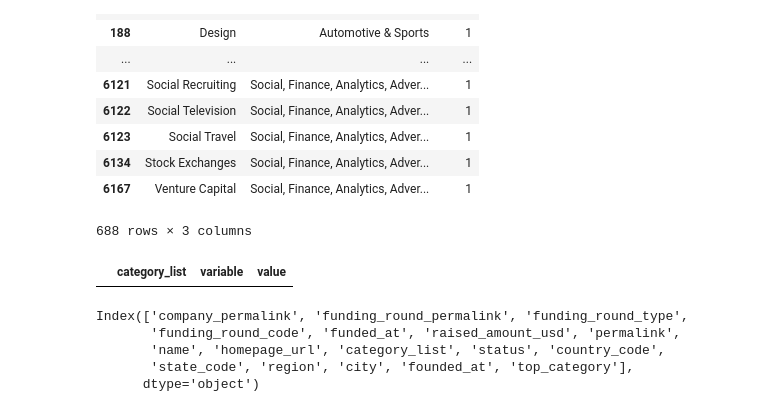
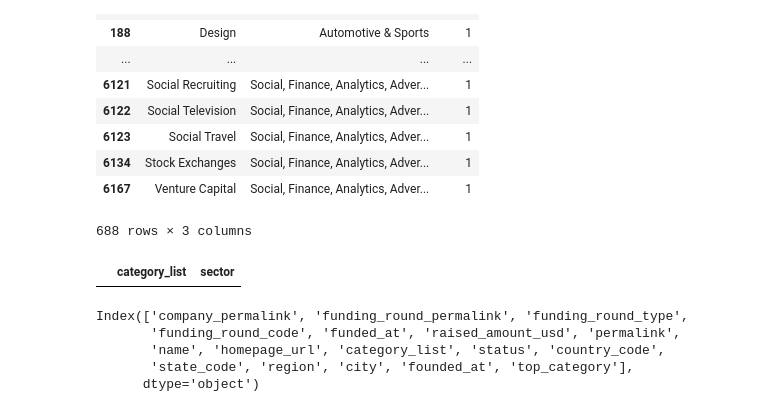
Before and after one commit to Nanditha-G-N/Machine-Learning-Case-Studies, a Jupyter notebook: investment-case-study_SR_AN.ipynb, the cells around one changed output. Drawn from its saved outputs; the diff is of its cells as text; code cells hidden in the pictures.

```diff
--- a/investment-case-study_SR_AN.ipynb
+++ b/investment-case-study_SR_AN.ipynb
@@ -377,9 +366,9 @@ df_mapping_list
 | 6167 | Venture Capital | Social, Finance, Analytics, Adver... | 1 |
 688 rows × 3 columns
 # %%
-#df_mapping_list["sector"] = df_mapping_list["variable"]
-#df_mapping_list = df_mapping_list.drop(["variable","value"],axis=1)
+df_mapping_list["sector"] = df_mapping_list["variable"]
+df_mapping_list = df_mapping_list.drop(["variable","value"],axis=1)
 df_mapping_list[df_mapping_list["category_list"]=='natural gas Uses']
 # %% [output]
-|  | category_list | variable | value |
+|  | category_list | sector |
 # %%
```
Also changed, not shown: parts of 21 cells of this notebook.
